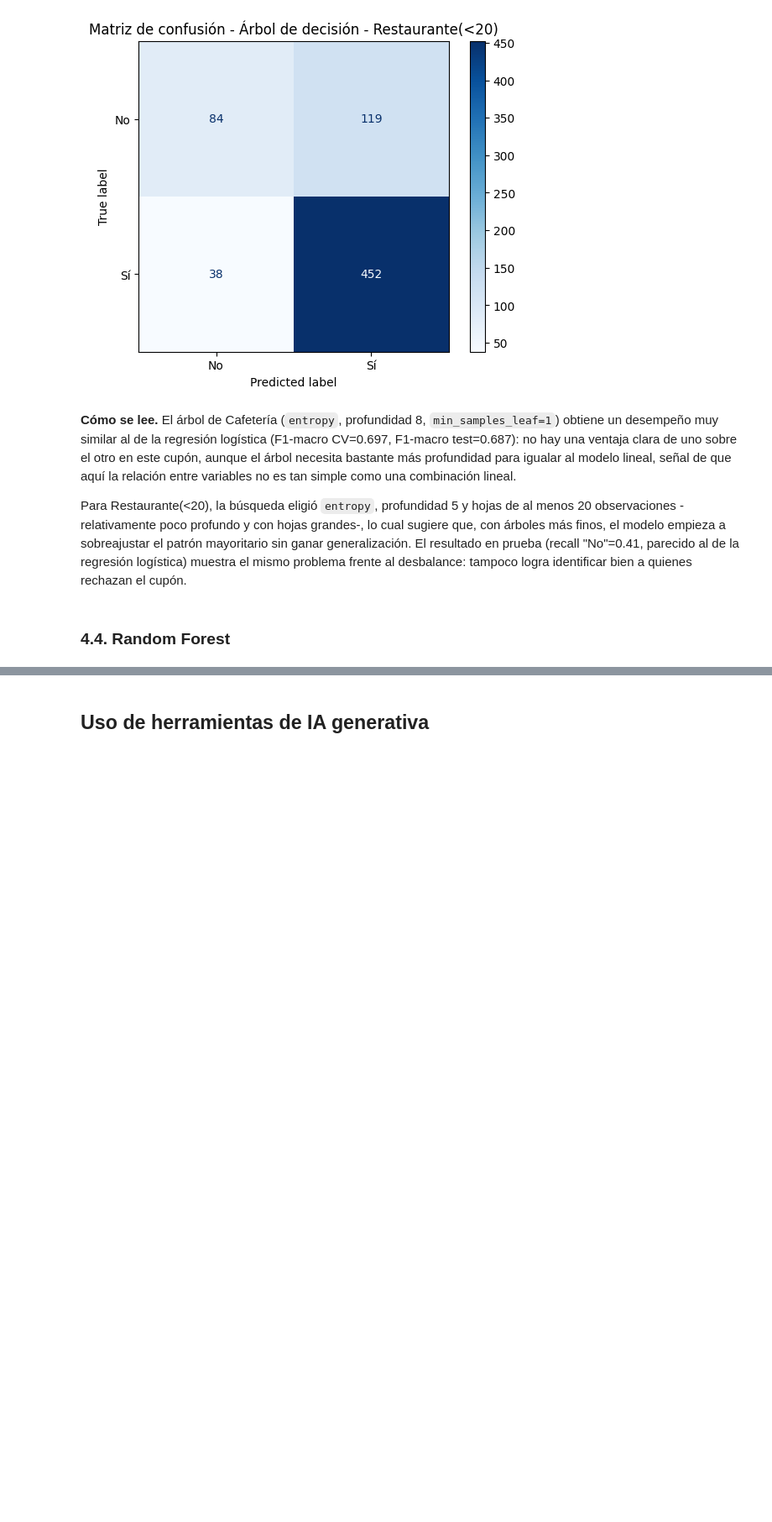
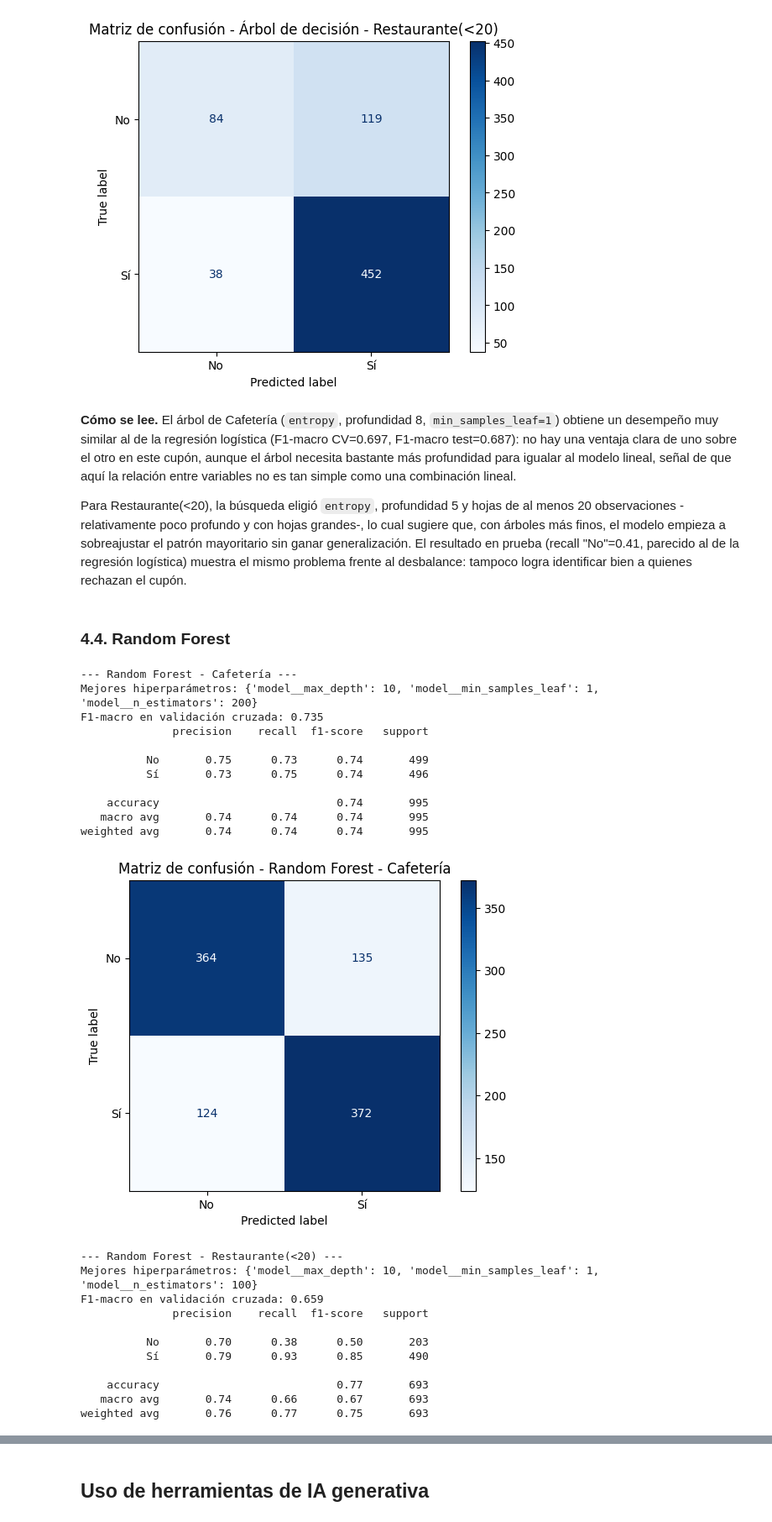
Before and after one commit to juancamilop06/MaterialDeClase-ISIS-2611, a Jupyter notebook: 202620/Laboratorios/L3/Laboratorio_3.ipynb, the cells around one changed output, grey strips where cells are left out. Shown at 84% size. Drawn from its saved outputs; the diff is of its cells as text; code cells hidden in the pictures; blank space fills up the shorter version.

```diff
--- a/202620/Laboratorios/L3/Laboratorio_3.ipynb
+++ b/202620/Laboratorios/L3/Laboratorio_3.ipynb
@@ -472,3 +472,45 @@ weighted avg       0.76      0.77      0.75       693
 Para Restaurante(<20), la búsqueda eligió `entropy`, profundidad 5 y hojas de al menos 20 observaciones -relativamente poco profundo y con hojas grandes-, lo cual sugiere que, con árboles más finos, el modelo empieza a sobreajustar el patrón mayoritario sin ganar generalización. El resultado en prueba (recall "No"=0.41, parecido al de la regresión logística) muestra el mismo problema frente al desbalance: tampoco logra identificar bien a quienes rechazan el cupón.
 # %% [markdown]
 ### 4.4. Random Forest
+# %%
+param_grid_rf = {
+    'model__n_estimators': [100, 200, 300],
+    'model__max_depth': [4, 6, 10],
+    'model__min_samples_leaf': [1, 3, 5],
+}
+
+grid_rf_caf = ajustar_modelo(X_train_caf, y_train_caf,
+                              RandomForestClassifier(random_state=RANDOM_STATE),
+                              param_grid_rf, escalar=False)
+grid_rf_res = ajustar_modelo(X_train_res, y_train_res,
+                              RandomForestClassifier(random_state=RANDOM_STATE),
+                              param_grid_rf, escalar=False)
+
+reporte_rf_caf, pred_rf_caf = evaluar_modelo(grid_rf_caf, X_test_caf, y_test_caf,
+                                              'Random Forest - Cafetería')
+reporte_rf_res, pred_rf_res = evaluar_modelo(grid_rf_res, X_test_res, y_test_res,
+                                              'Random Forest - Restaurante(<20)')
+# %% [output]
+--- Random Forest - Cafetería ---
+Mejores hiperparámetros: {'model__max_depth': 10, 'model__min_samples_leaf': 1, 'model__n_estimators': 200}
+F1-macro en validación cruzada: 0.735
+              precision    recall  f1-score   support
+
+          No       0.75      0.73      0.74       499
+          Sí       0.73      0.75      0.74       496
+
+    accuracy                           0.74       995
+   macro avg       0.74      0.74      0.74       995
+weighted avg       0.74      0.74      0.74       995
+[figure, added]
+--- Random Forest - Restaurante(<20) ---
+Mejores hiperparámetros: {'model__max_depth': 10, 'model__min_samples_leaf': 1, 'model__n_estimators': 100}
+F1-macro en validación cruzada: 0.659
+              precision    recall  f1-score   support
+
+          No       0.70      0.38      0.50       203
+          Sí       0.79      0.93      0.85       490
+
+    accuracy                           0.77       693
+   macro avg       0.74      0.66      0.67       693
+weighted avg       0.76      0.77      0.75       693
```
Also changed, not shown: parts of 4 cells of this notebook, 3 other files.
